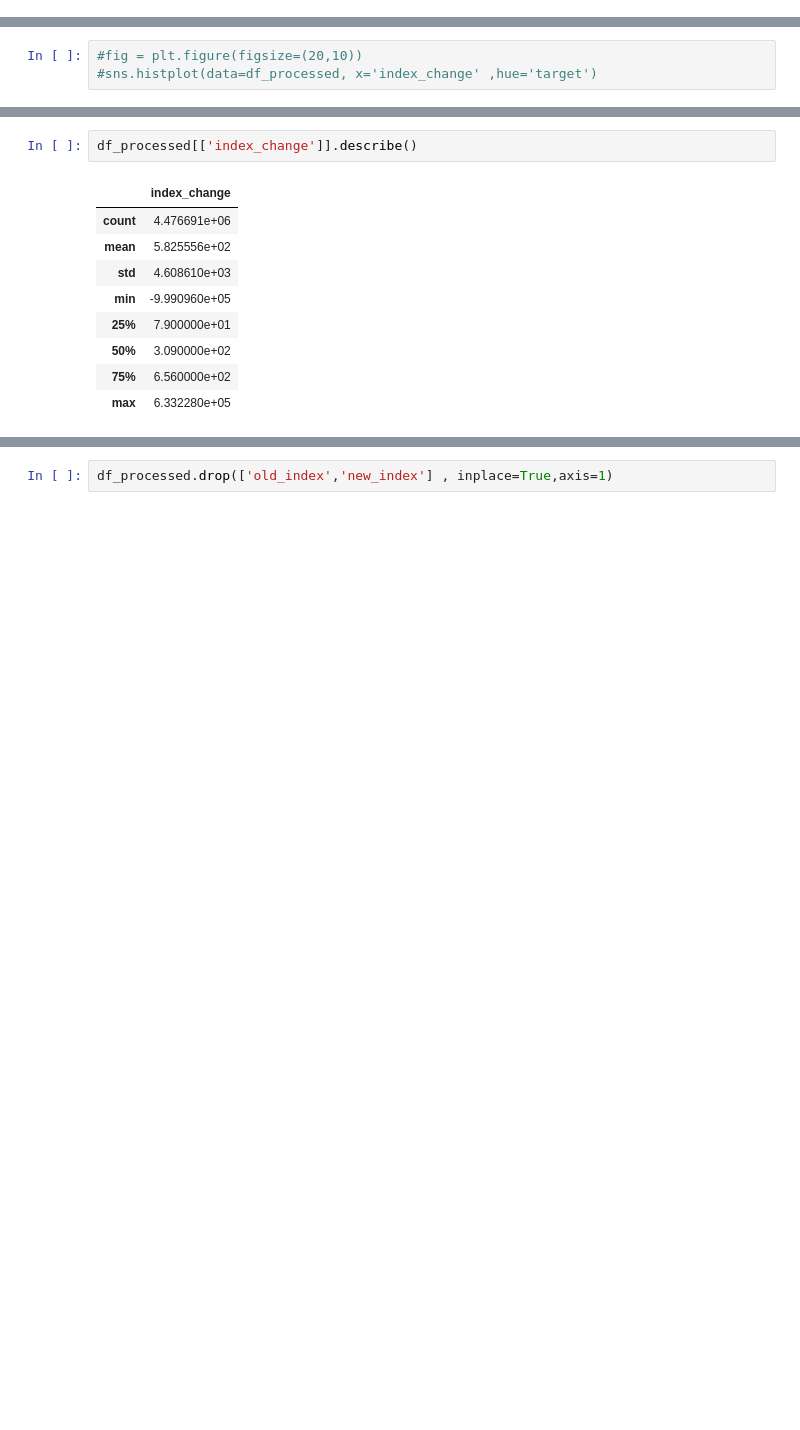
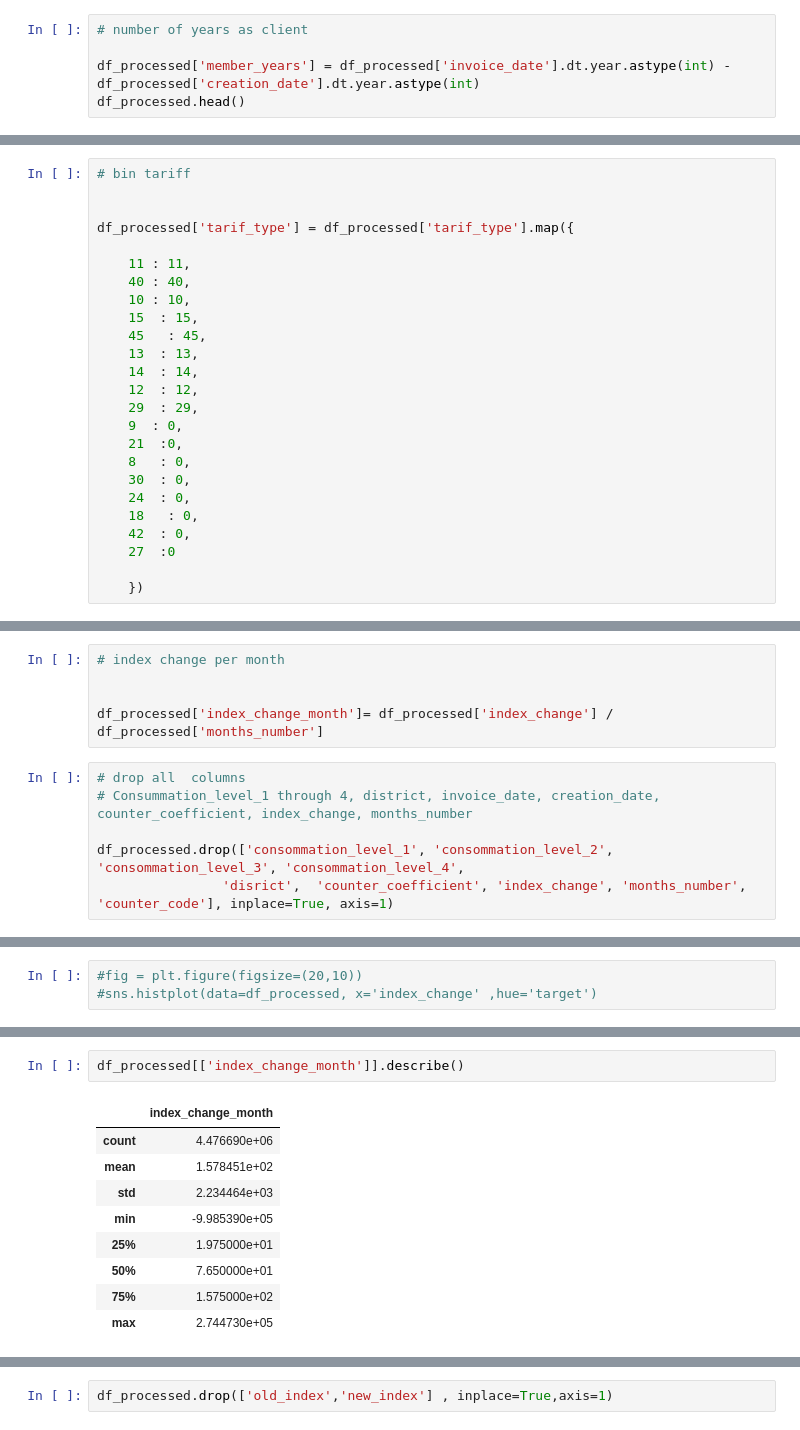
Before and after one commit to Cazta/fraud_detection_electricity_company, a Jupyter notebook: fraud_data_cleaning.ipynb, the cells around one changed output, grey strips where cells are left out. Cells and saved outputs as stored; diff of their text form; blank space fills up the shorter version.

Commit message:
reduced number of features

```diff
--- a/fraud_data_cleaning.ipynb
+++ b/fraud_data_cleaning.ipynb
@@ -397,0 +549,5 @@ df_processed['invoice_year'] = df_processed['invoice_date'].dt.year.astype(int)
+# %%
+# number of years as client
+
+df_processed['member_years'] = df_processed['invoice_date'].dt.year.astype(int) - df_processed['creation_date'].dt.year.astype(int)
+df_processed.head()
@@ -410,3 +597,39 @@ df_processed.head()
+# %%
+# bin tariff
+
+
+df_processed['tarif_type'] = df_processed['tarif_type'].map({
+
+    11 : 11,
+    40 : 40,
+    10 : 10,
+    15  : 15,
+    45   : 45,
+    13  : 13,
+    14  : 14,
+    12  : 12,
+    29  : 29,
+    9  : 0,
+    21  :0,
+    8   : 0,
+    30  : 0,
+    24  : 0,
+    18   : 0,
+    42  : 0,
+    27  :0
+
+    })
 # %%
 # new feature index_change
 df_processed['index_change']= df_processed['new_index'] - df_processed['old_index']
+# %%
+# index change per month
+
+
+df_processed['index_change_month']= df_processed['index_change'] / df_processed['months_number']
+# %%
+# drop all  columns
+# Consummation_level_1 through 4, district, invoice_date, creation_date, counter_coefficient, index_change, months_number
+
+df_processed.drop(['consommation_level_1', 'consommation_level_2', 'consommation_level_3', 'consommation_level_4',
+                'disrict',  'counter_coefficient', 'index_change', 'months_number', 'counter_code'], inplace=True, axis=1)
@@ -420,12 +652,12 @@ df_processed['index_change'].corr(df_processed['target']) #  correlation is very
 # %%
-df_processed[['index_change']].describe()
+df_processed[['index_change_month']].describe()
 # %% [output]
-|  | index_change |
-| count | 4.476691e+06 |
-| mean | 5.825556e+02 |
-| std | 4.608610e+03 |
-| min | -9.990960e+05 |
-| 25% | 7.900000e+01 |
-| 50% | 3.090000e+02 |
-| 75% | 6.560000e+02 |
-| max | 6.332280e+05 |
+|  | index_change_month |
+| count | 4.476690e+06 |
+| mean | 1.578451e+02 |
+| std | 2.234464e+03 |
+| min | -9.985390e+05 |
+| 25% | 1.975000e+01 |
+| 50% | 7.650000e+01 |
+| 75% | 1.575000e+02 |
+| max | 2.744730e+05 |
```
Also changed, not shown: parts of 39 cells of this notebook.
